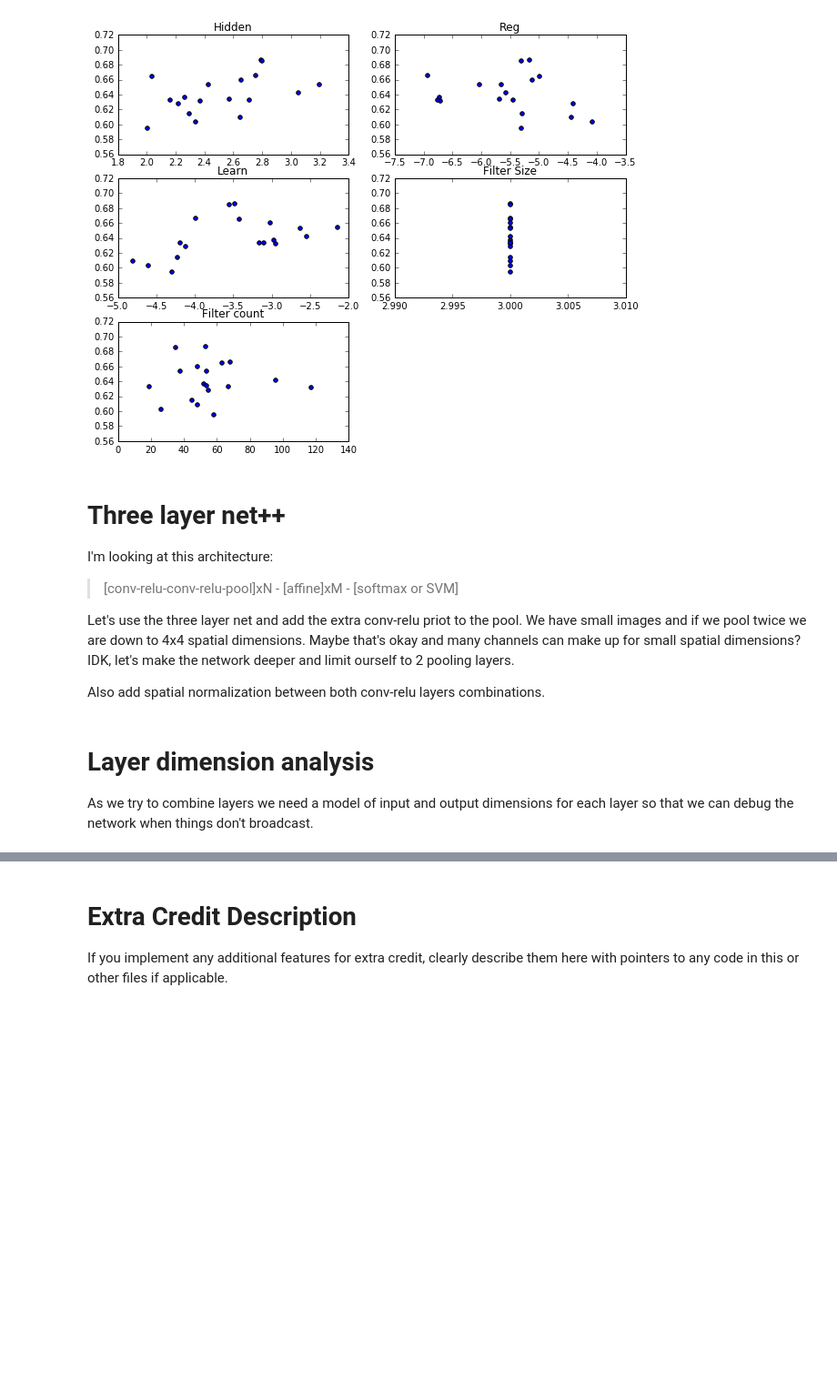
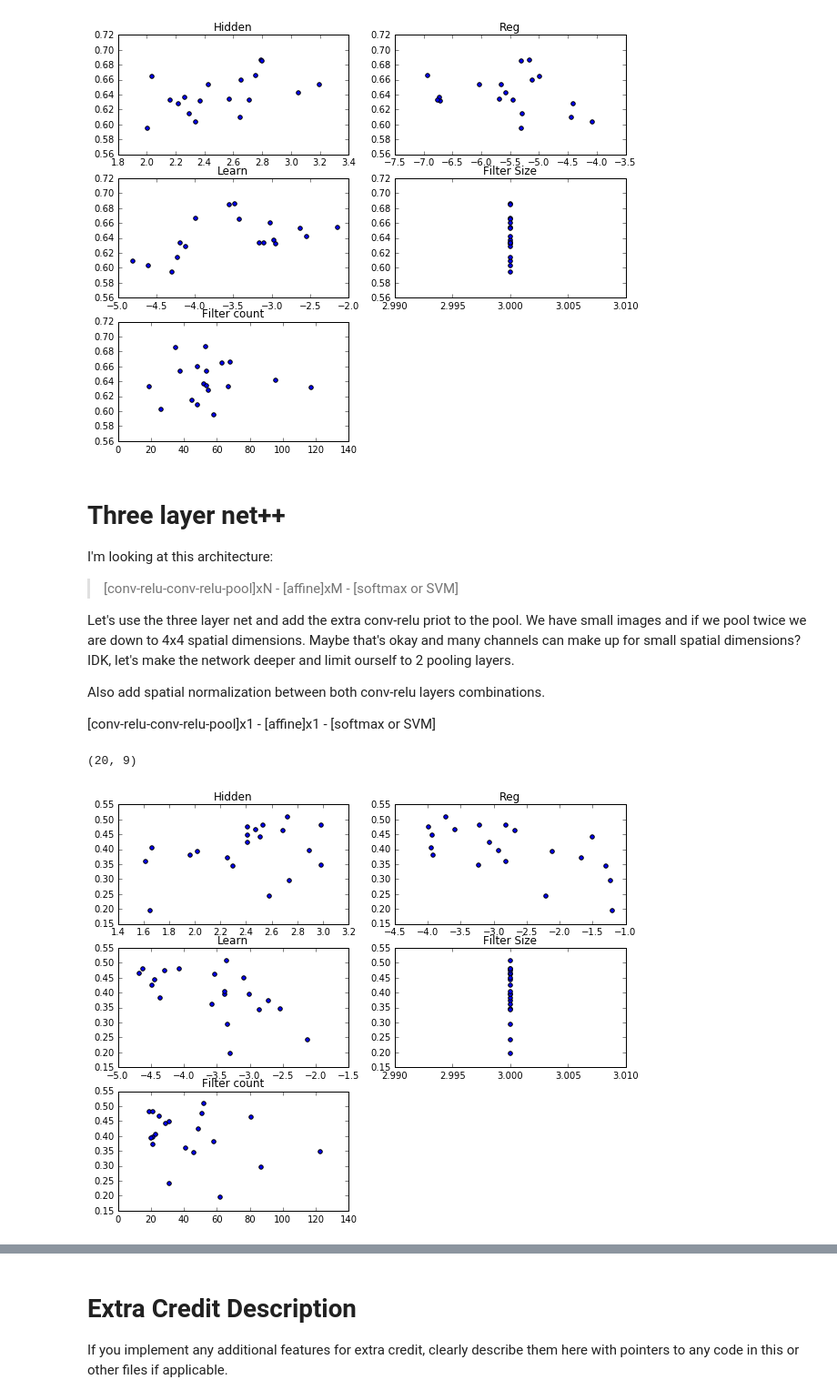
Before and after one commit to martykube/cs231n, a Jupyter notebook: assignment2/ConvolutionalNetworks.ipynb, the cells around one changed output, grey strips where cells are left out. Shown: that part at 91% size. Saved outputs shown, nothing was run; the diff lists cells and outputs as text; code cells hidden in the pictures; blank space fills up the shorter version.

```diff
--- a/assignment2/ConvolutionalNetworks.ipynb
+++ b/assignment2/ConvolutionalNetworks.ipynb
@@ -915,6 +925,11 @@ I'm looking at this architecture:
 Let's use the three layer net and add the extra conv-relu priot to the pool.  We have small images and if we pool twice we are down to 4x4 spatial dimensions.  Maybe that's okay and many channels can make up for small spatial dimensions?  IDK, let's make the network deeper and limit ourself to 2 pooling layers.
 
 Also add spatial normalization between both conv-relu layers combinations.
+
+[conv-relu-conv-relu-pool]x1 - [affine]x1 - [softmax or SVM]
-# %% [markdown]
-# Layer dimension analysis
-As we try to combine layers we need a model of input and output dimensions for each layer so that we can debug the network when things don't broadcast.
+# %%
+# with a short runs (epoc / 4) look at all paramaters
+plot_acc('model-02-run-results-01.txt')
+# %% [output]
+(20, 9)
+[figure, added]
```
Also changed, not shown: parts of 22 cells of this notebook.
